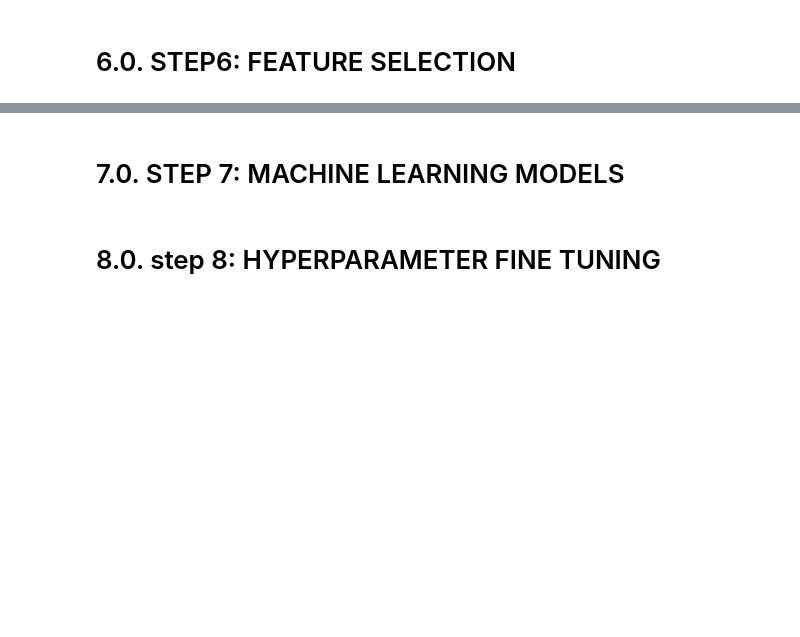
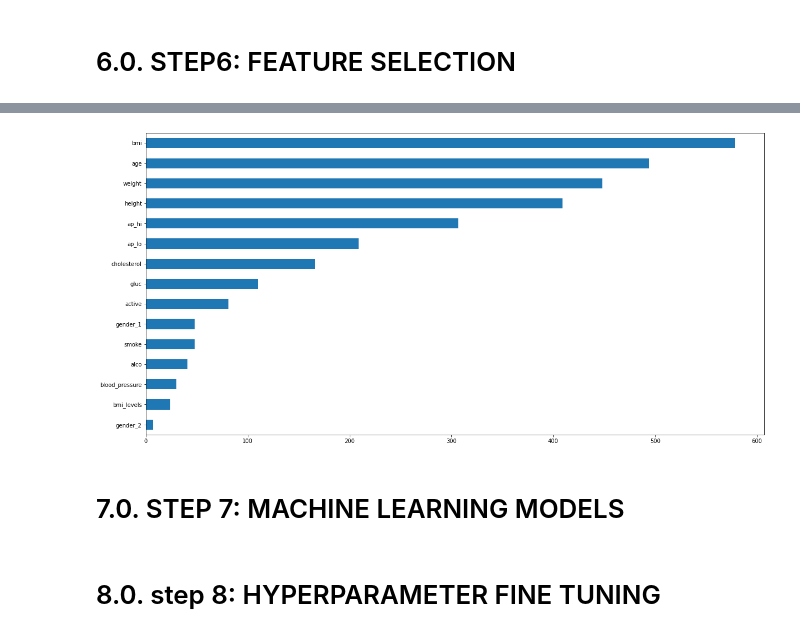
Before and after one commit to KattsonBastos/cardio_disease_detection, a Jupyter notebook: notebooks/1.0.kbs_cardio_diseases.ipynb, the cells around one changed output, grey strips where cells are left out. Saved outputs shown, nothing was run; the diff lists cells and outputs as text; code cells hidden in the pictures; blank space fills up the shorter version.

```diff
--- a/notebooks/1.0.kbs_cardio_diseases.ipynb
+++ b/notebooks/1.0.kbs_cardio_diseases.ipynb
@@ -829,3 +1020,14 @@ sns.heatmap(cat_corr, cmap='Blues', mask = mask, annot=True);
+# %%
+# light GBM
+lgbm_model = LGBMClassifier(n_jobs = -1, random_state = 6)
+lgbm_model.fit(X_train, y_train)
+
+feat_importances = pd.Series(lgbm_model.feature_importances_, index=X_train.columns)
+
+plt.figure(figsize = [20,10])
+feat_importances.sort_values().plot(kind='barh');
+# %% [output]
+[figure, added]
 # %% [markdown]
 # 7.0. STEP 7: MACHINE LEARNING MODELS
 # %% [markdown]
```
Also changed, not shown: parts of 41 cells of this notebook.
